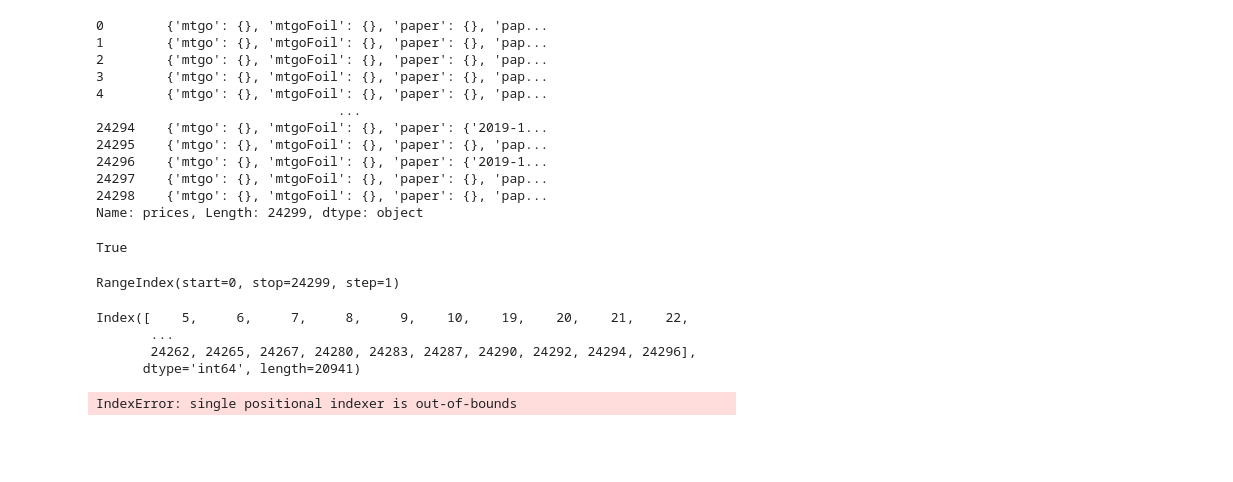
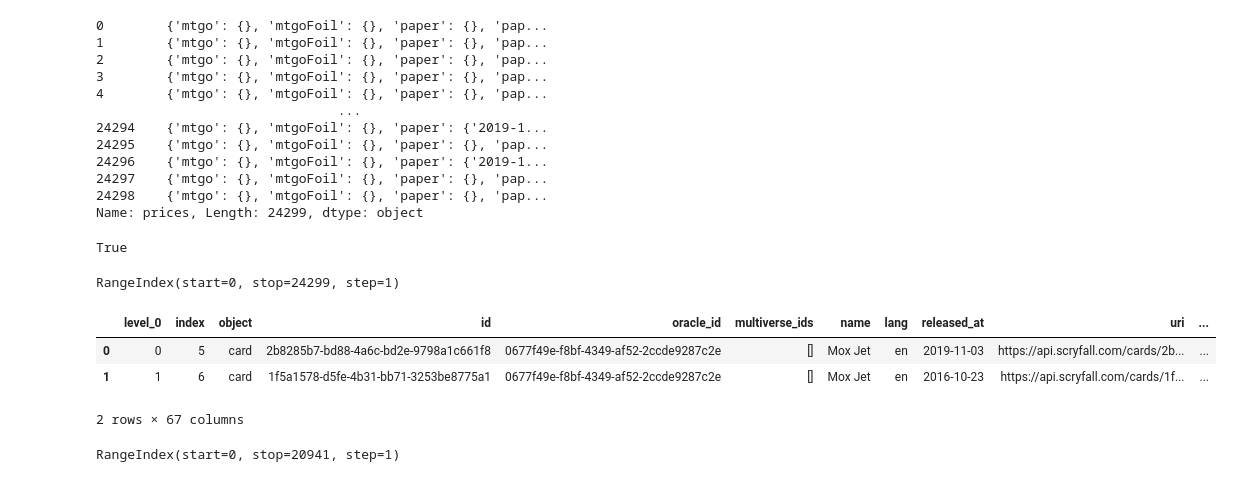
Before and after one commit to Mariodraghidicomodo/elaborato, a Jupyter notebook: progetto_data_scienze/codice/Some_Plots/Plot_final_df.ipynb, the cells around one changed output. Drawn from its saved outputs; the diff is of its cells as text; code cells hidden in the pictures; blank space fills up the shorter version.

```diff
--- a/progetto_data_scienze/codice/Some_Plots/Plot_final_df.ipynb
+++ b/progetto_data_scienze/codice/Some_Plots/Plot_final_df.ipynb
@@ -1064,11 +1064,21 @@ df_prices_paper = final_clean_df.iloc[lista_ind_paper]
 # %%
 df_prices_paper.index
 #ok devo riaggiornare gli index
+df_prices_paper.reset_index(inplace=True)
-# %% [output]
-Index([    5,     6,     7,     8,     9,    10,    19,    20,    21,    22,
-       ...
-       24262, 24265, 24267, 24280, 24283, 24287, 24290, 24292, 24294, 24296],
-      dtype='int64', length=20941)
+# %%
+df_prices_paper.head(2)
+# %% [output]
+|  | level_0 | index | object | id | oracle_id | multiverse_ids | name | lang | released_at | uri | ... |
+| 0 | 0 | 5 | card | 2b8285b7-bd88-4a6c-bd2e-9798a1c661f8 | 0677f49e-f8bf-4349-af52-2ccde9287c2e | [] | Mox Jet | en | 2019-11-03 | https://api.scryfall.com/cards/2b... | ... |
+| 1 | 1 | 6 | card | 1f5a1578-d5fe-4b31-bb71-3253be8775a1 | 0677f49e-f8bf-4349-af52-2ccde9287c2e | [] | Mox Jet | en | 2016-10-23 | https://api.scryfall.com/cards/1f... | ... |
+2 rows × 67 columns
+# %%
+#order by date
+df_prices_paper.prices[20000]['paper']['2019-11-09']
+#ok hanno tutti la stessa key : 2019-11-09
+#df_prices_paper.prices.keys()
+# %% [output]
+RangeIndex(start=0, stop=20941, step=1)
 # %%
 #adesso provo a stampare i prezzi, so già che paper non è vuoto
 #plt.figure(figsize=(10,10))
@@ -1083,6 +1093,8 @@ for ind in df_prices_paper.index:
     #serie_paper.append(df_prices_paper.prices.iloc[ind]['paper'].values())
     #serie_paper = pd.concat([serie_paper,df_prices_paper.prices.iloc[ind]['paper'].values()])
     prezzo = df_prices_paper.prices.iloc[ind]['paper']
-    lista_prezzi_paper.append(prezzo)
+    #print(prezzo[str('2019-11-09')])
+    #print(type(prezzo.keys()))
+    #lista_prezzi_paper.append(list(prezzo))
+    valore_prezzo = prezzo.get('2019-11-09')
+    lista_prezzi_paper.append(valore_prezzo)
-# %% [output]
-IndexError: single positional indexer is out-of-bounds
```
Also changed, not shown: parts of 2 cells of this notebook.
